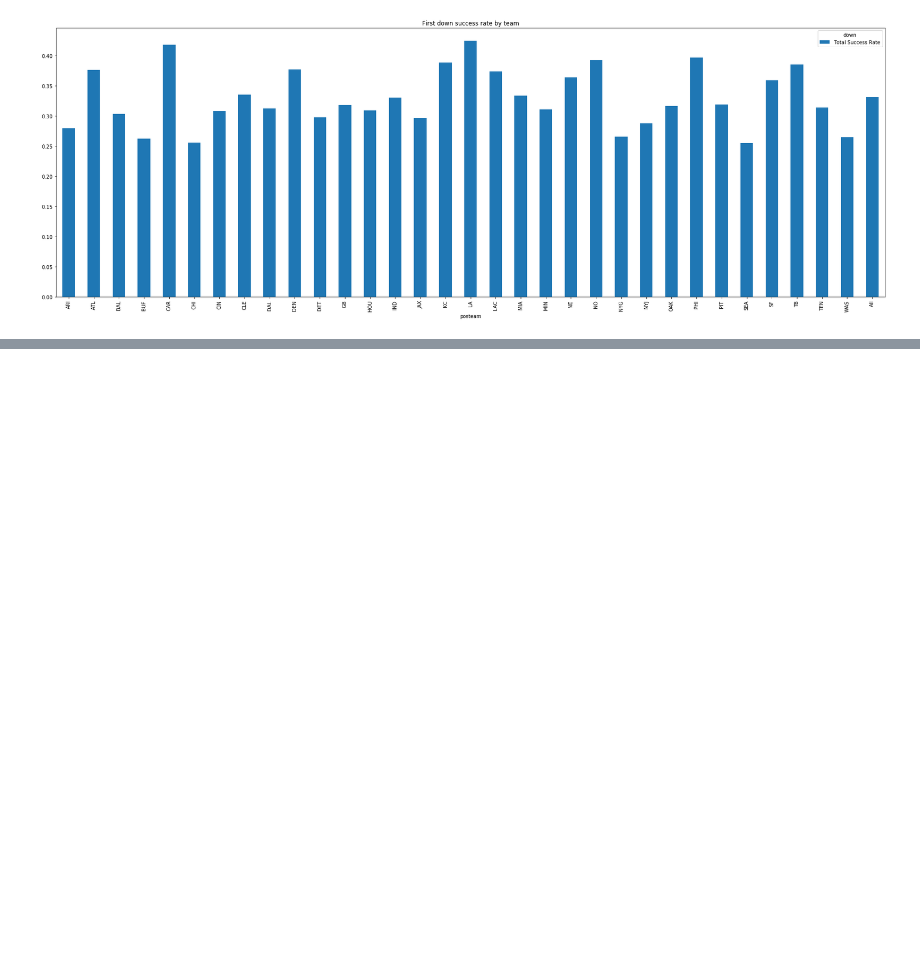
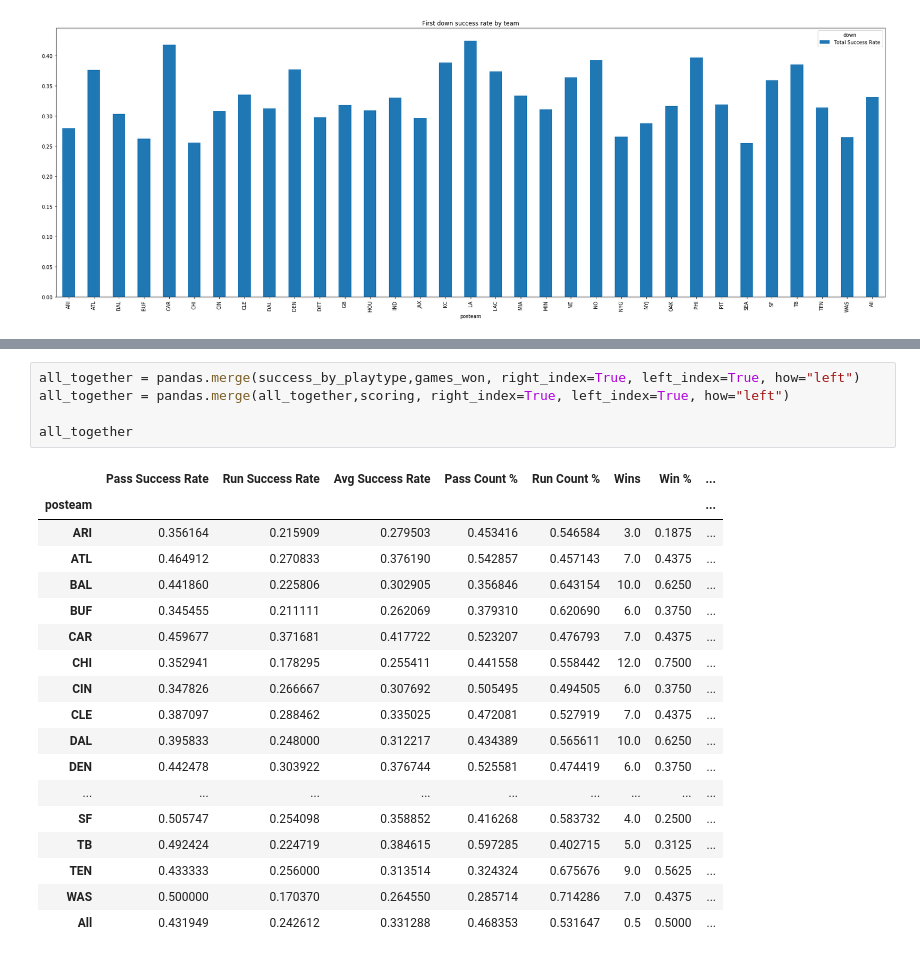
Before and after one commit to jeichorn/project-nfl, a Jupyter notebook: first_down_success.ipynb, the cells around one changed output, grey strips where cells are left out. Saved outputs shown, nothing was run; the diff lists cells and outputs as text; blank space fills up the shorter version.

```diff
--- a/first_down_success.ipynb
+++ b/first_down_success.ipynb
@@ -130,0 +185,24 @@ all_together
+# %%
+all_together = pandas.merge(success_by_playtype,games_won, right_index=True, left_index=True, how="left")
+all_together = pandas.merge(all_together,scoring, right_index=True, left_index=True, how="left")
+
+all_together
+# %% [output]
+|  | Pass Success Rate | Run Success Rate | Avg Success Rate | Pass Count % | Run Count % | Wins | Win % | ... |
+| posteam |  |  |  |  |  |  |  | ... |
+| ARI | 0.356164 | 0.215909 | 0.279503 | 0.453416 | 0.546584 | 3.0 | 0.1875 | ... |
+| ATL | 0.464912 | 0.270833 | 0.376190 | 0.542857 | 0.457143 | 7.0 | 0.4375 | ... |
+| BAL | 0.441860 | 0.225806 | 0.302905 | 0.356846 | 0.643154 | 10.0 | 0.6250 | ... |
+| BUF | 0.345455 | 0.211111 | 0.262069 | 0.379310 | 0.620690 | 6.0 | 0.3750 | ... |
+| CAR | 0.459677 | 0.371681 | 0.417722 | 0.523207 | 0.476793 | 7.0 | 0.4375 | ... |
+| CHI | 0.352941 | 0.178295 | 0.255411 | 0.441558 | 0.558442 | 12.0 | 0.7500 | ... |
+| CIN | 0.347826 | 0.266667 | 0.307692 | 0.505495 | 0.494505 | 6.0 | 0.3750 | ... |
+| CLE | 0.387097 | 0.288462 | 0.335025 | 0.472081 | 0.527919 | 7.0 | 0.4375 | ... |
+| DAL | 0.395833 | 0.248000 | 0.312217 | 0.434389 | 0.565611 | 10.0 | 0.6250 | ... |
+| DEN | 0.442478 | 0.303922 | 0.376744 | 0.525581 | 0.474419 | 6.0 | 0.3750 | ... |
+| ... | ... | ... | ... | ... | ... | ... | ... | ... |
+| SF | 0.505747 | 0.254098 | 0.358852 | 0.416268 | 0.583732 | 4.0 | 0.2500 | ... |
+| TB | 0.492424 | 0.224719 | 0.384615 | 0.597285 | 0.402715 | 5.0 | 0.3125 | ... |
+| TEN | 0.433333 | 0.256000 | 0.313514 | 0.324324 | 0.675676 | 9.0 | 0.5625 | ... |
+| WAS | 0.500000 | 0.170370 | 0.264550 | 0.285714 | 0.714286 | 7.0 | 0.4375 | ... |
+| All | 0.431949 | 0.242612 | 0.331288 | 0.468353 | 0.531647 | 0.5 | 0.5000 | ... |
```
Also changed, not shown: parts of 6 cells of this notebook.
